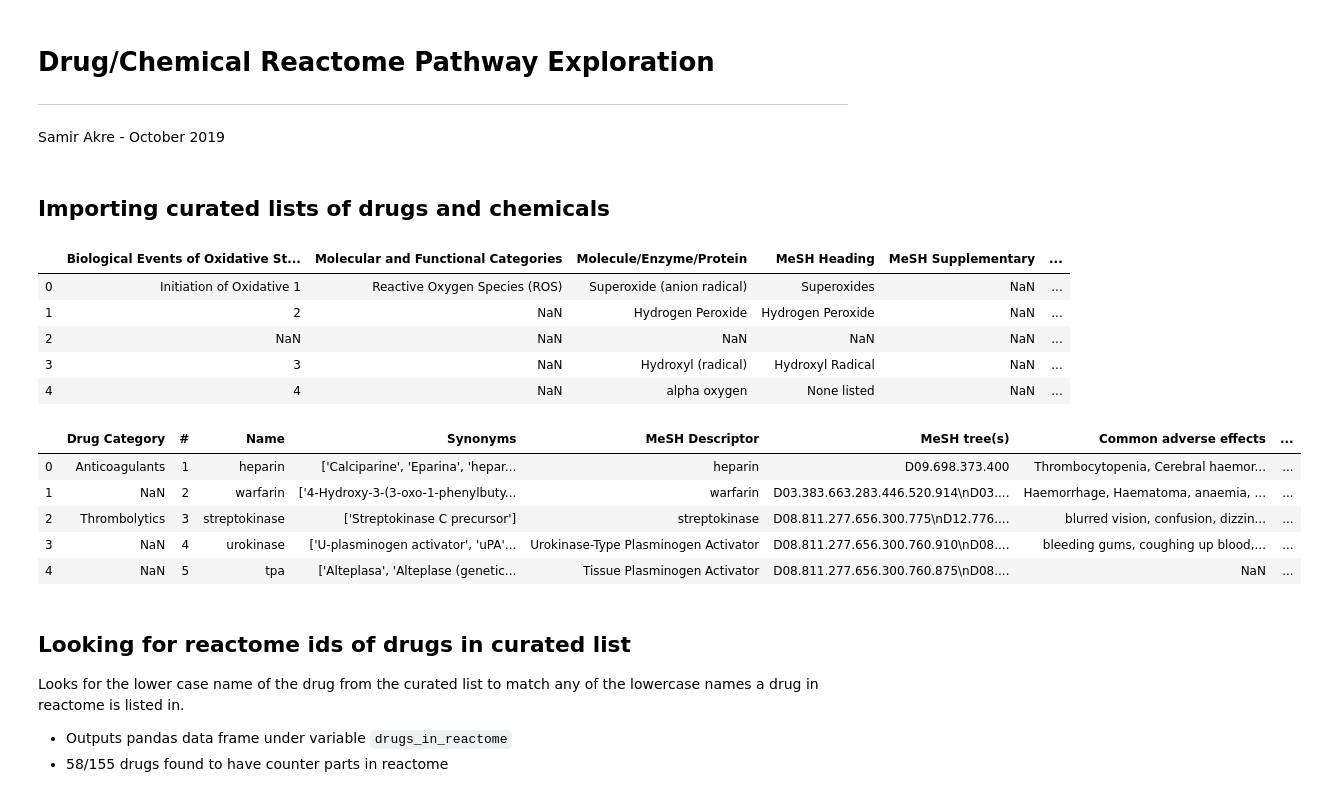
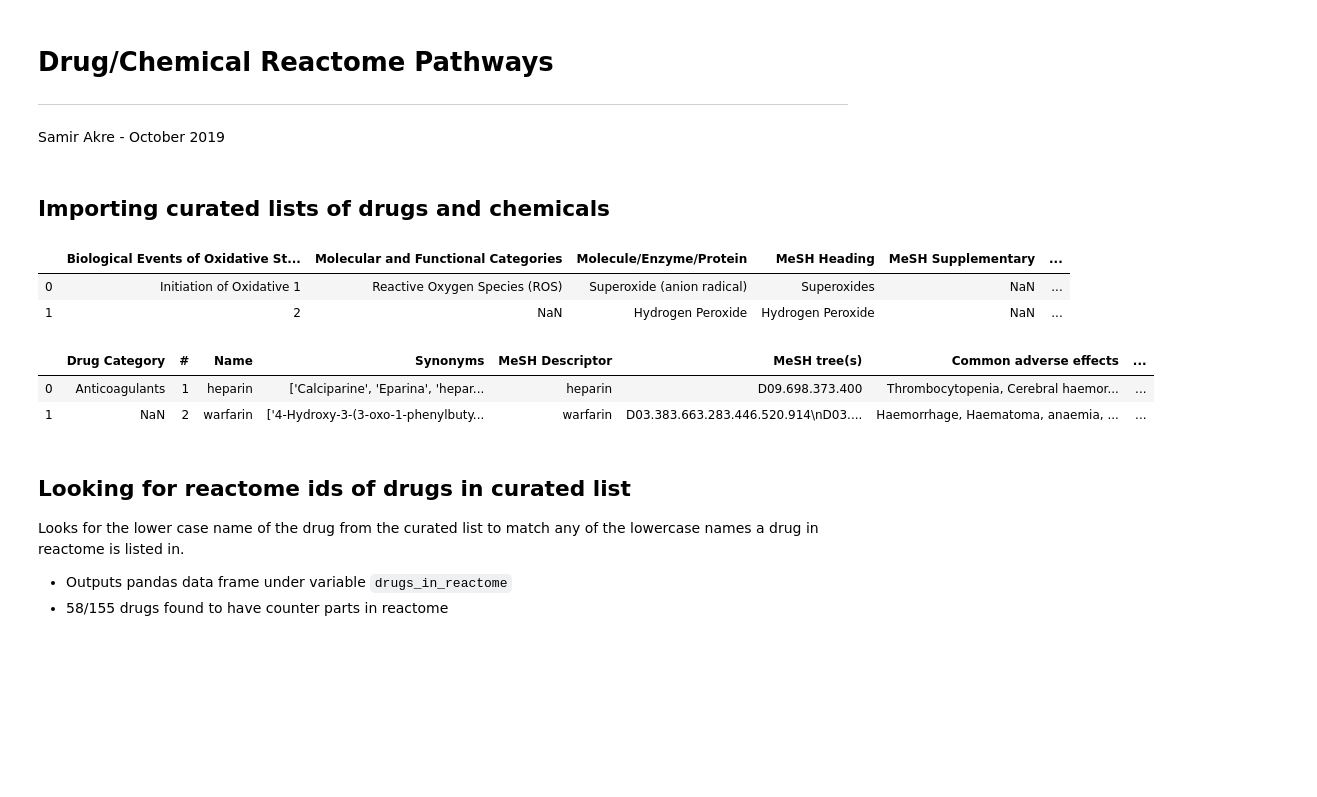
Before and after one commit to pinglab-intern/caseolap-pipeline, a Jupyter notebook: Explore_Drug_chemical_OxStress.ipynb, the cells around one changed output. Saved outputs shown, nothing was run; the diff lists cells and outputs as text; code cells hidden in the pictures; blank space fills up the shorter version.

```diff
--- a/Explore_Drug_chemical_OxStress.ipynb
+++ b/Explore_Drug_chemical_OxStress.ipynb
@@ -1,5 +1,5 @@
 # %% [markdown]
-# Drug/Chemical Reactome Pathway Exploration
+# Drug/Chemical Reactome Pathways
 
 ---
 Samir Akre - October 2019
@@ -16,23 +16,17 @@ import matplotlib.pyplot as plt
 chemical_list_df = pd.read_csv('lib/Oxidative Stress Text Mining Targets 4.1 - Summary of Oxidative Stress.csv')
 drug_list_df = pd.read_csv('lib/Drug list total 04.05.19   - Overview Drug list.csv')
 # %%
-chemical_list_df.head()
+chemical_list_df.head(n=2)
 # %% [output]
 |  | Biological Events of Oxidative St... | Molecular and Functional Categories | Molecule/Enzyme/Protein | MeSH Heading | MeSH Supplementary | ... |
 | 0 | Initiation of Oxidative 1 | Reactive Oxygen Species (ROS) | Superoxide (anion radical) | Superoxides | NaN | ... |
 | 1 | 2 | NaN | Hydrogen Peroxide | Hydrogen Peroxide | NaN | ... |
-| 2 | NaN | NaN | NaN | NaN | NaN | ... |
-| 3 | 3 | NaN | Hydroxyl (radical) | Hydroxyl Radical | NaN | ... |
-| 4 | 4 | NaN | alpha oxygen | None listed | NaN | ... |
 # %%
-drug_list_df.head()
+drug_list_df.head(n=2)
 # %% [output]
 |  | Drug Category | # | Name | Synonyms | MeSH Descriptor | MeSH tree(s) | Common adverse effects | ... |
 | 0 | Anticoagulants | 1 | heparin | ['Calciparine', 'Eparina', 'hepar... | heparin | D09.698.373.400 | Thrombocytopenia, Cerebral haemor... | ... |
 | 1 | NaN | 2 | warfarin | ['4-Hydroxy-3-(3-oxo-1-phenylbuty... | warfarin | D03.383.663.283.446.520.914\nD03.... | Haemorrhage, Haematoma, anaemia, ... | ... |
-| 2 | Thrombolytics | 3 | streptokinase | ['Streptokinase C precursor'] | streptokinase | D08.811.277.656.300.775\nD12.776.... | blurred vision, confusion, dizzin... | ... |
-| 3 | NaN | 4 | urokinase | ['U-plasminogen activator', 'uPA'... | Urokinase-Type Plasminogen Activator | D08.811.277.656.300.760.910\nD08.... | bleeding gums, coughing up blood,... | ... |
-| 4 | NaN | 5 | tpa | ['Alteplasa', 'Alteplase (genetic... | Tissue Plasminogen Activator | D08.811.277.656.300.760.875\nD08.... | NaN | ... |
 # %% [markdown]
 ## Looking for reactome ids of drugs in curated list
 Looks for the lower case name of the drug from the curated list to match any of the lowercase names a drug in reactome is listed in.
```
Also changed, not shown: parts of 5 cells of this notebook, 2 other files.
